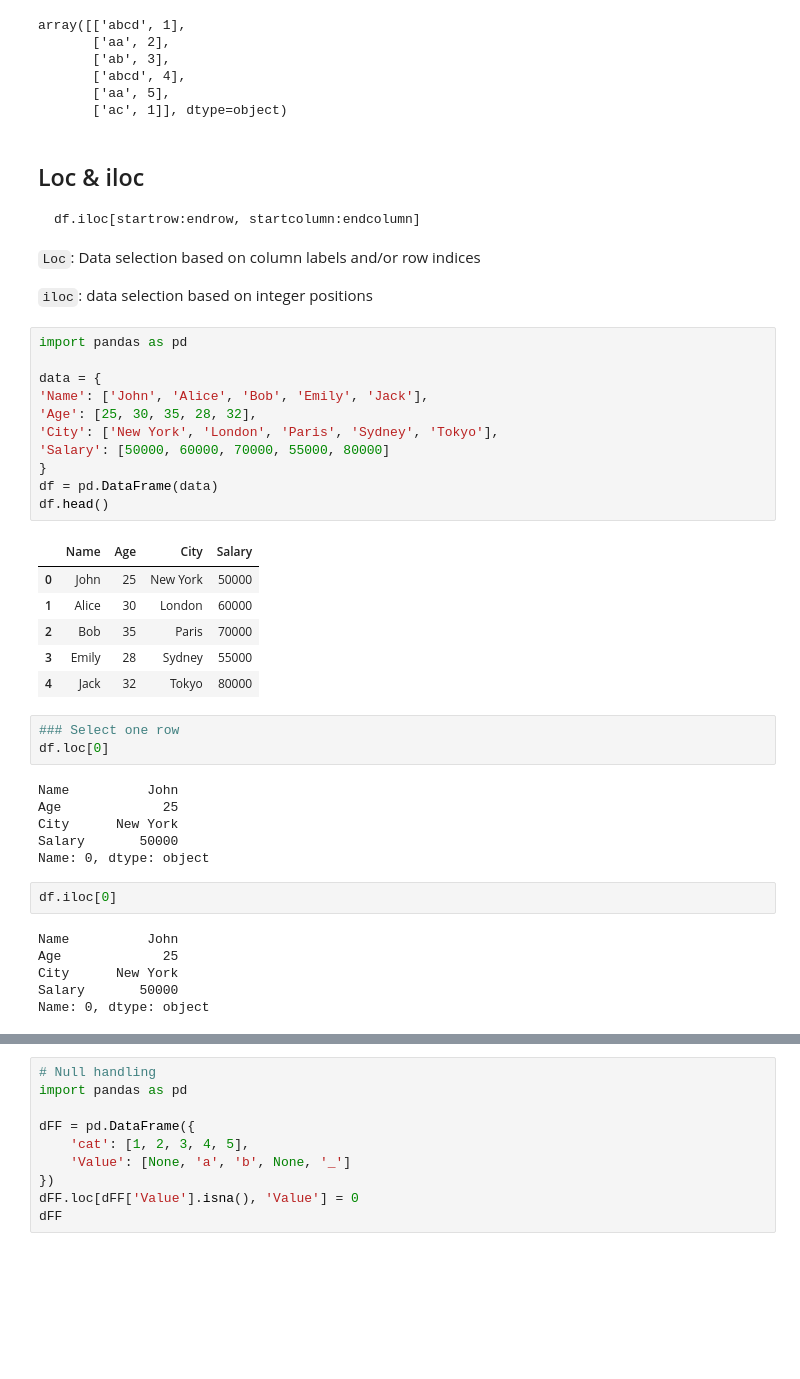
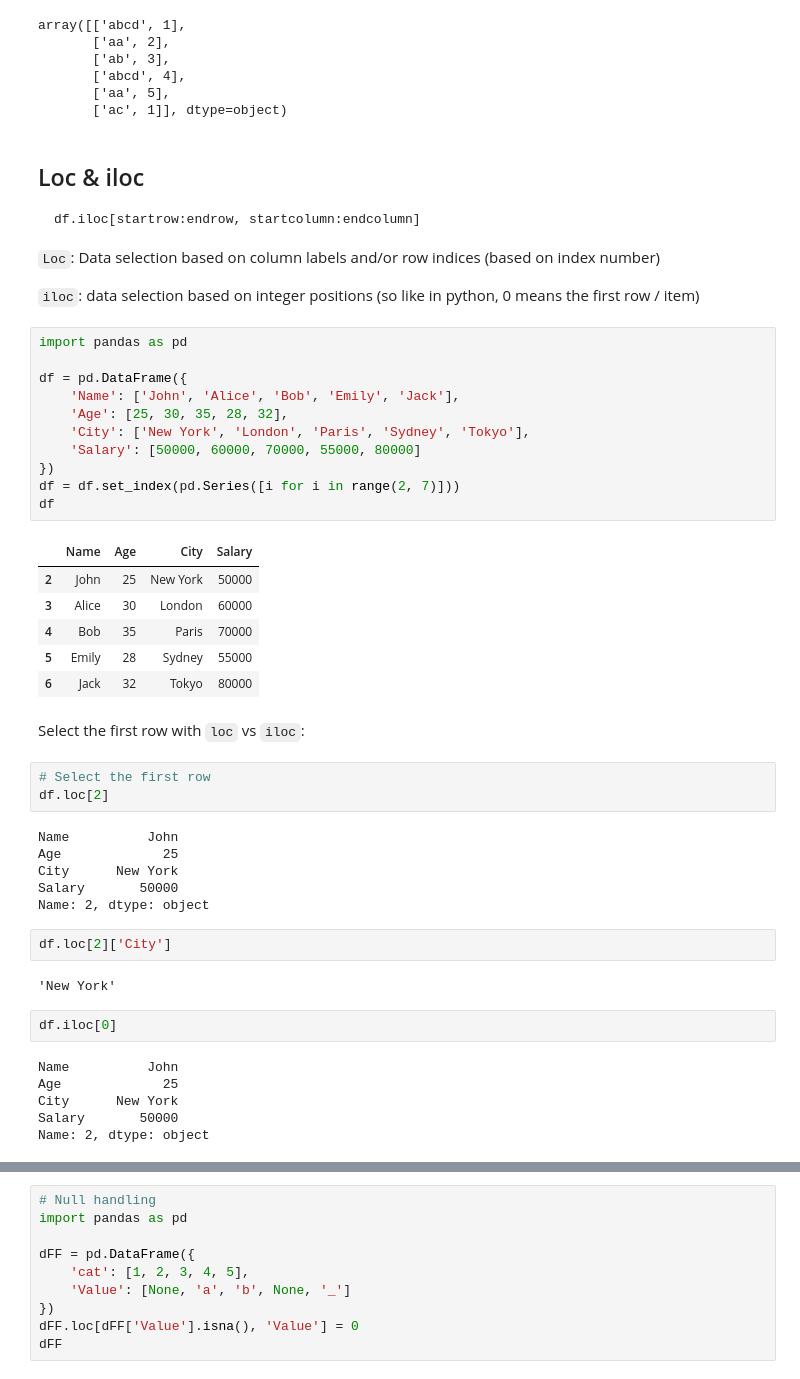
Before and after one commit to EvgeniiZorin/Handbook_Data-Science, a Jupyter notebook: _Pandas.ipynb, the cells around one changed output, grey strips where cells are left out. Saved outputs shown, nothing was run; the diff lists cells and outputs as text; blank space fills up the shorter version.

````diff
--- a/_Pandas.ipynb
+++ b/_Pandas.ipynb
@@ -1238,36 +1238,42 @@ array([['abcd', 1],
 df.iloc[startrow:endrow, startcolumn:endcolumn]
 ```
 
-`Loc`: Data selection based on column labels and/or row indices
+`Loc`: Data selection based on column labels and/or row indices (based on index number)
 
-`iloc`: data selection based on integer positions
+`iloc`: data selection based on integer positions (so like in python, 0 means the first row / item)
 # %%
 import pandas as pd
 
-data = {
-'Name': ['John', 'Alice', 'Bob', 'Emily', 'Jack'],
-'Age': [25, 30, 35, 28, 32],
-'City': ['New York', 'London', 'Paris', 'Sydney', 'Tokyo'],
-'Salary': [50000, 60000, 70000, 55000, 80000]
-}
-df = pd.DataFrame(data)
-df.head()
+df = pd.DataFrame({
+    'Name': ['John', 'Alice', 'Bob', 'Emily', 'Jack'],
+    'Age': [25, 30, 35, 28, 32],
+    'City': ['New York', 'London', 'Paris', 'Sydney', 'Tokyo'],
+    'Salary': [50000, 60000, 70000, 55000, 80000]
+})
+df = df.set_index(pd.Series([i for i in range(2, 7)]))
+df
 # %% [output]
 |  | Name | Age | City | Salary |
-| 0 | John | 25 | New York | 50000 |
-| 1 | Alice | 30 | London | 60000 |
-| 2 | Bob | 35 | Paris | 70000 |
-| 3 | Emily | 28 | Sydney | 55000 |
-| 4 | Jack | 32 | Tokyo | 80000 |
+| 2 | John | 25 | New York | 50000 |
+| 3 | Alice | 30 | London | 60000 |
+| 4 | Bob | 35 | Paris | 70000 |
+| 5 | Emily | 28 | Sydney | 55000 |
+| 6 | Jack | 32 | Tokyo | 80000 |
+# %% [markdown]
+Select the first row with `loc` vs `iloc`:
 # %%
-### Select one row
-df.loc[0]
+# Select the first row
+df.loc[2]
 # %% [output]
 Name          John
 Age             25
 City      New York
 Salary       50000
-Name: 0, dtype: object
+Name: 2, dtype: object
+# %%
+df.loc[2]['City']
+# %% [output]
+'New York'
 # %%
 df.iloc[0]
 # %% [output]
@@ -1275,4 +1281,4 @@ Name          John
 Age             25
 City      New York
 Salary       50000
-Name: 0, dtype: object
+Name: 2, dtype: object
````
Also changed, not shown: parts of 16 cells of this notebook.
